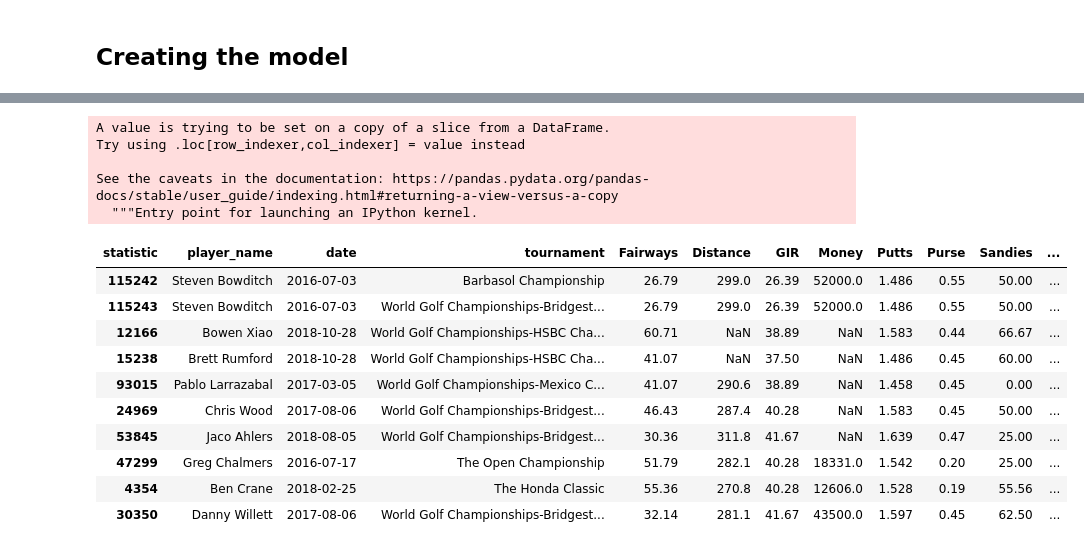
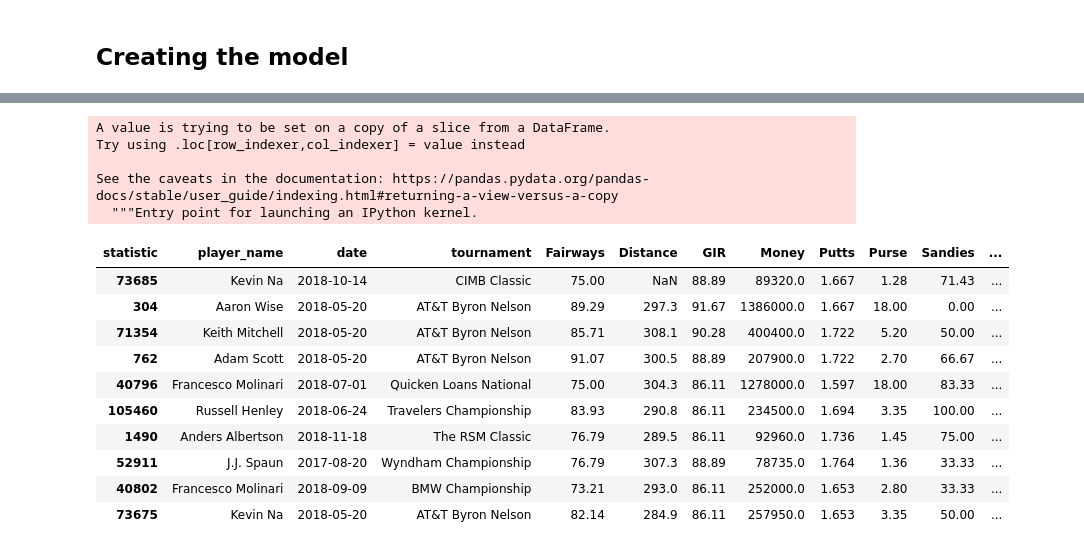
Before and after one commit to nicolehayashi/masterswinner, a Jupyter notebook: 2020masterswinner.ipynb, the cells around one changed output, grey strips where cells are left out. Drawn from its saved outputs; the diff is of its cells as text; code cells hidden in the pictures.

```diff
--- a/2020masterswinner.ipynb
+++ b/2020masterswinner.ipynb
@@ -532,21 +567,21 @@ Warnings:
 strong multicollinearity or other numerical problems.
 # %%
 df_2019winner['Prediction'] = 820300 + (9656.4244*df_2019winner.GIR) + (-.00009014*df_2019winner.Putts) + (1398.0181*df_2019winner.Scrambling)
-df_2019winner.nsmallest(10, 'Prediction')
+df_2019winner.nlargest(10, 'Prediction') #use .nsmallest for lowest score
 # %% [output]
 A value is trying to be set on a copy of a slice from a DataFrame.
 Try using .loc[row_indexer,col_indexer] = value instead
 
 See the caveats in the documentation: https://pandas.pydata.org/pandas-docs/stable/user_guide/indexing.html#returning-a-view-versus-a-copy
   """Entry point for launching an IPython kernel.
 | statistic | player_name | date | tournament | Fairways | Distance | GIR | Money | Putts | Purse | Sandies | ... |
-| 115242 | Steven Bowditch | 2016-07-03 | Barbasol Championship | 26.79 | 299.0 | 26.39 | 52000.0 | 1.486 | 0.55 | 50.00 | ... |
-| 115243 | Steven Bowditch | 2016-07-03 | World Golf Championships-Bridgest... | 26.79 | 299.0 | 26.39 | 52000.0 | 1.486 | 0.55 | 50.00 | ... |
-| 12166 | Bowen Xiao | 2018-10-28 | World Golf Championships-HSBC Cha... | 60.71 | NaN | 38.89 | NaN | 1.583 | 0.44 | 66.67 | ... |
-| 15238 | Brett Rumford | 2018-10-28 | World Golf Championships-HSBC Cha... | 41.07 | NaN | 37.50 | NaN | 1.486 | 0.45 | 60.00 | ... |
-| 93015 | Pablo Larrazabal | 2017-03-05 | World Golf Championships-Mexico C... | 41.07 | 290.6 | 38.89 | NaN | 1.458 | 0.45 | 0.00 | ... |
-| 24969 | Chris Wood | 2017-08-06 | World Golf Championships-Bridgest... | 46.43 | 287.4 | 40.28 | NaN | 1.583 | 0.45 | 50.00 | ... |
-| 53845 | Jaco Ahlers | 2018-08-05 | World Golf Championships-Bridgest... | 30.36 | 311.8 | 41.67 | NaN | 1.639 | 0.47 | 25.00 | ... |
-| 47299 | Greg Chalmers | 2016-07-17 | The Open Championship | 51.79 | 282.1 | 40.28 | 18331.0 | 1.542 | 0.20 | 25.00 | ... |
-| 4354 | Ben Crane | 2018-02-25 | The Honda Classic | 55.36 | 270.8 | 40.28 | 12606.0 | 1.528 | 0.19 | 55.56 | ... |
-| 30350 | Danny Willett | 2017-08-06 | World Golf Championships-Bridgest... | 32.14 | 281.1 | 41.67 | 43500.0 | 1.597 | 0.45 | 62.50 | ... |
+| 73685 | Kevin Na | 2018-10-14 | CIMB Classic | 75.00 | NaN | 88.89 | 89320.0 | 1.667 | 1.28 | 71.43 | ... |
+| 304 | Aaron Wise | 2018-05-20 | AT&T Byron Nelson | 89.29 | 297.3 | 91.67 | 1386000.0 | 1.667 | 18.00 | 0.00 | ... |
+| 71354 | Keith Mitchell | 2018-05-20 | AT&T Byron Nelson | 85.71 | 308.1 | 90.28 | 400400.0 | 1.722 | 5.20 | 50.00 | ... |
+| 762 | Adam Scott | 2018-05-20 | AT&T Byron Nelson | 91.07 | 300.5 | 88.89 | 207900.0 | 1.722 | 2.70 | 66.67 | ... |
+| 40796 | Francesco Molinari | 2018-07-01 | Quicken Loans National | 75.00 | 304.3 | 86.11 | 1278000.0 | 1.597 | 18.00 | 83.33 | ... |
+| 105460 | Russell Henley | 2018-06-24 | Travelers Championship | 83.93 | 290.8 | 86.11 | 234500.0 | 1.694 | 3.35 | 100.00 | ... |
+| 1490 | Anders Albertson | 2018-11-18 | The RSM Classic | 76.79 | 289.5 | 86.11 | 92960.0 | 1.736 | 1.45 | 75.00 | ... |
+| 52911 | J.J. Spaun | 2017-08-20 | Wyndham Championship | 76.79 | 307.3 | 88.89 | 78735.0 | 1.764 | 1.36 | 33.33 | ... |
+| 40802 | Francesco Molinari | 2018-09-09 | BMW Championship | 73.21 | 293.0 | 86.11 | 252000.0 | 1.653 | 2.80 | 33.33 | ... |
+| 73675 | Kevin Na | 2018-05-20 | AT&T Byron Nelson | 82.14 | 284.9 | 86.11 | 257950.0 | 1.653 | 3.35 | 50.00 | ... |
```
Also changed, not shown: parts of 10 cells of this notebook.
